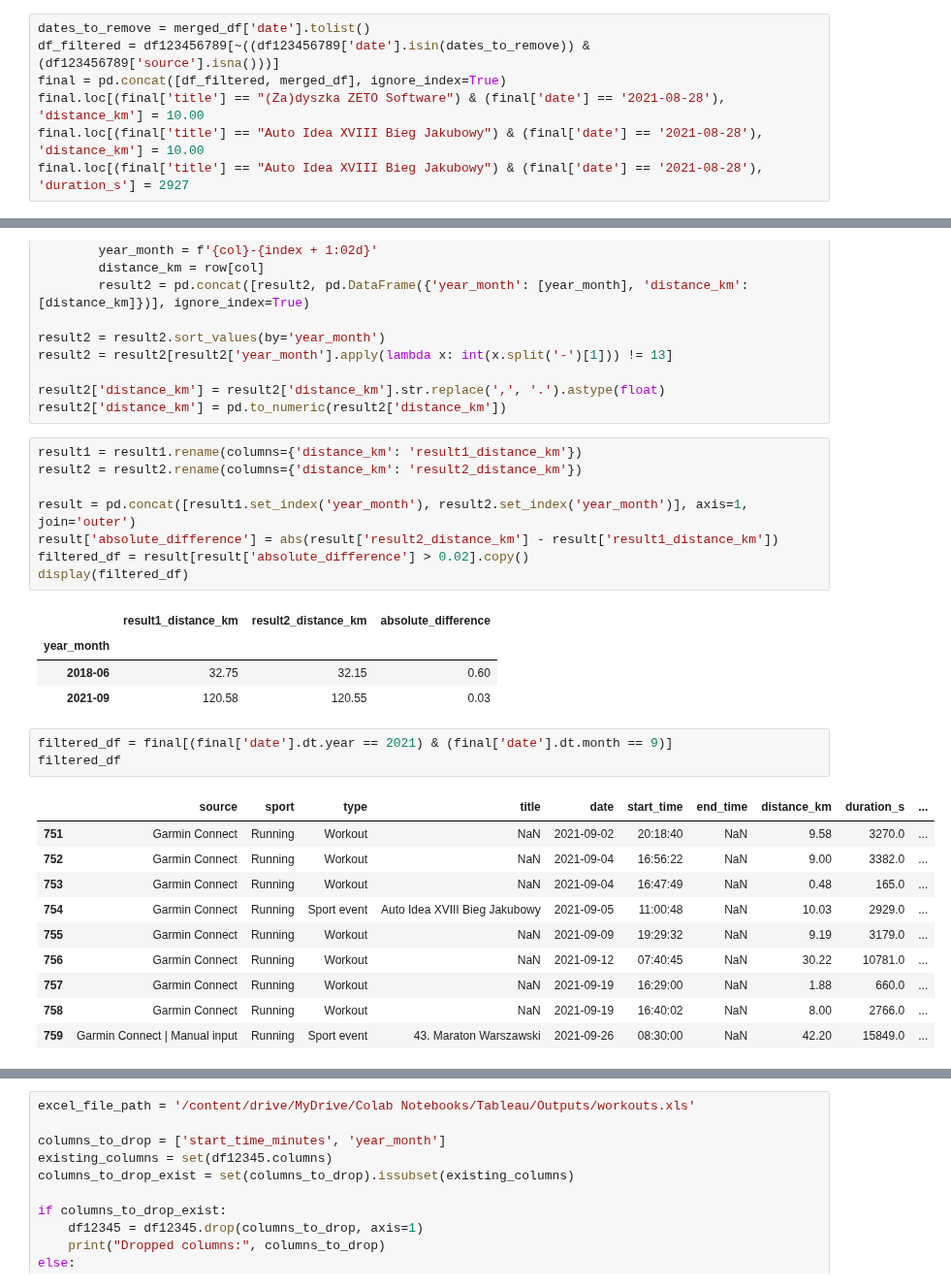
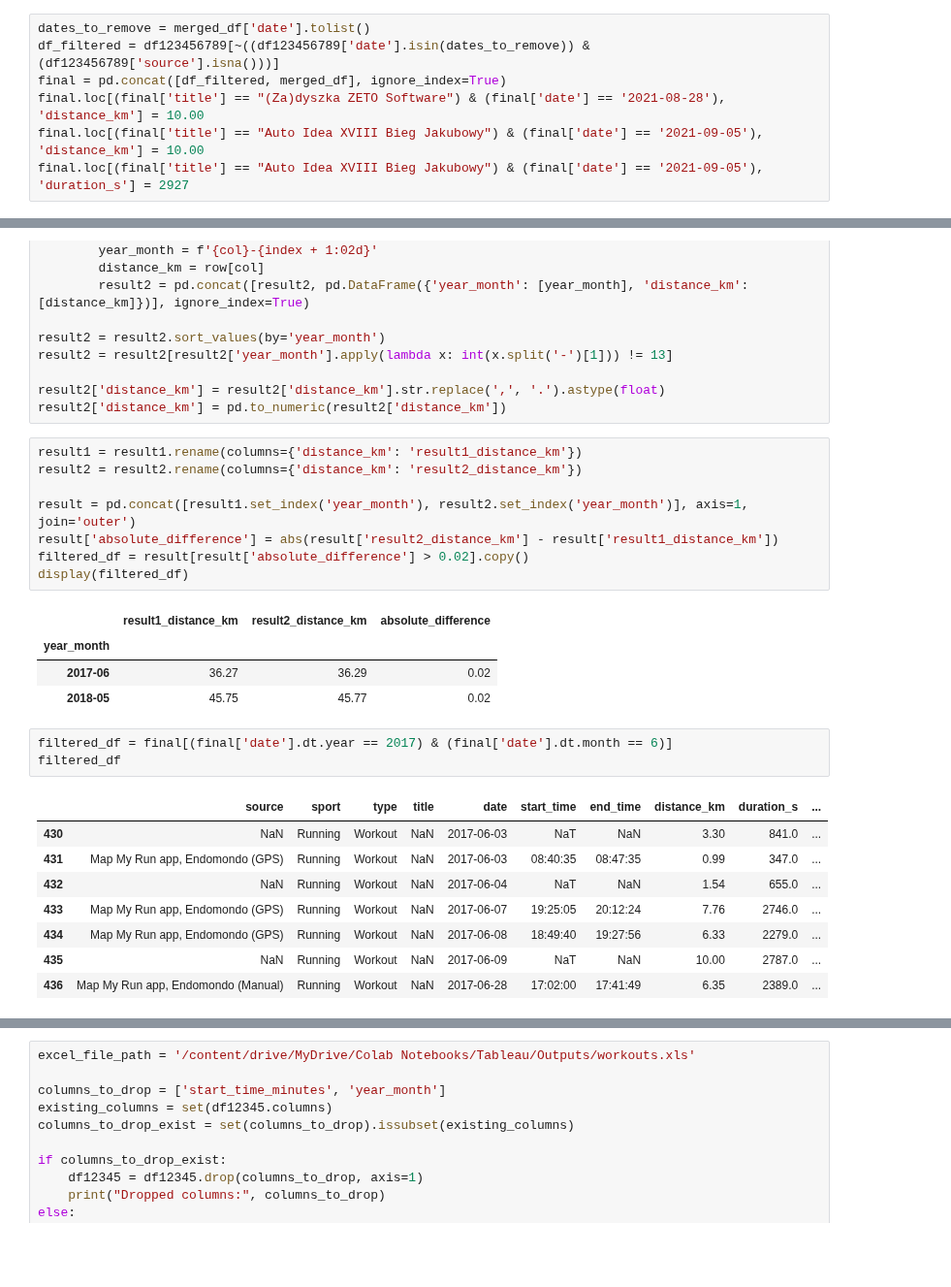
Before and after one commit to slazur83/Tableau, a Jupyter notebook: Workouts.ipynb, the cells around one changed output, grey strips where cells are left out. Shown at 97% size. Saved outputs shown, nothing was run; the diff lists cells and outputs as text; blank space fills up the shorter version.

```diff
--- a/Workouts.ipynb
+++ b/Workouts.ipynb
@@ -258,8 +258,8 @@ dates_to_remove = merged_df['date'].tolist()
 df_filtered = df123456789[~((df123456789['date'].isin(dates_to_remove)) & (df123456789['source'].isna()))]
 final = pd.concat([df_filtered, merged_df], ignore_index=True)
 final.loc[(final['title'] == "(Za)dyszka ZETO Software") & (final['date'] == '2021-08-28'), 'distance_km'] = 10.00
-final.loc[(final['title'] == "Auto Idea XVIII Bieg Jakubowy") & (final['date'] == '2021-08-28'), 'distance_km'] = 10.00
-final.loc[(final['title'] == "Auto Idea XVIII Bieg Jakubowy") & (final['date'] == '2021-08-28'), 'duration_s'] = 2927
+final.loc[(final['title'] == "Auto Idea XVIII Bieg Jakubowy") & (final['date'] == '2021-09-05'), 'distance_km'] = 10.00
+final.loc[(final['title'] == "Auto Idea XVIII Bieg Jakubowy") & (final['date'] == '2021-09-05'), 'duration_s'] = 2927
 # %% [markdown]
 **Checks**
 # %%
@@ -332,19 +332,17 @@ display(filtered_df)
 # %% [output]
 |  | result1_distance_km | result2_distance_km | absolute_difference |
 | year_month |  |  |  |
-| 2018-06 | 32.75 | 32.15 | 0.60 |
-| 2021-09 | 120.58 | 120.55 | 0.03 |
+| 2017-06 | 36.27 | 36.29 | 0.02 |
+| 2018-05 | 45.75 | 45.77 | 0.02 |
 # %%
-filtered_df = final[(final['date'].dt.year == 2021) & (final['date'].dt.month == 9)]
+filtered_df = final[(final['date'].dt.year == 2017) & (final['date'].dt.month == 6)]
 filtered_df
 # %% [output]
 |  | source | sport | type | title | date | start_time | end_time | distance_km | duration_s | ... |
-| 751 | Garmin Connect | Running | Workout | NaN | 2021-09-02 | 20:18:40 | NaN | 9.58 | 3270.0 | ... |
-| 752 | Garmin Connect | Running | Workout | NaN | 2021-09-04 | 16:56:22 | NaN | 9.00 | 3382.0 | ... |
-| 753 | Garmin Connect | Running | Workout | NaN | 2021-09-04 | 16:47:49 | NaN | 0.48 | 165.0 | ... |
-| 754 | Garmin Connect | Running | Sport event | Auto Idea XVIII Bieg Jakubowy | 2021-09-05 | 11:00:48 | NaN | 10.03 | 2929.0 | ... |
-| 755 | Garmin Connect | Running | Workout | NaN | 2021-09-09 | 19:29:32 | NaN | 9.19 | 3179.0 | ... |
-| 756 | Garmin Connect | Running | Workout | NaN | 2021-09-12 | 07:40:45 | NaN | 30.22 | 10781.0 | ... |
-| 757 | Garmin Connect | Running | Workout | NaN | 2021-09-19 | 16:29:00 | NaN | 1.88 | 660.0 | ... |
-| 758 | Garmin Connect | Running | Workout | NaN | 2021-09-19 | 16:40:02 | NaN | 8.00 | 2766.0 | ... |
-| 759 | Garmin Connect | Manual input | Running | Sport event | 43. Maraton Warszawski | 2021-09-26 | 08:30:00 | NaN | 42.20 | 15849.0 | ... |
+| 430 | NaN | Running | Workout | NaN | 2017-06-03 | NaT | NaN | 3.30 | 841.0 | ... |
+| 431 | Map My Run app, Endomondo (GPS) | Running | Workout | NaN | 2017-06-03 | 08:40:35 | 08:47:35 | 0.99 | 347.0 | ... |
+| 432 | NaN | Running | Workout | NaN | 2017-06-04 | NaT | NaN | 1.54 | 655.0 | ... |
+| 433 | Map My Run app, Endomondo (GPS) | Running | Workout | NaN | 2017-06-07 | 19:25:05 | 20:12:24 | 7.76 | 2746.0 | ... |
+| 434 | Map My Run app, Endomondo (GPS) | Running | Workout | NaN | 2017-06-08 | 18:49:40 | 19:27:56 | 6.33 | 2279.0 | ... |
+| 435 | NaN | Running | Workout | NaN | 2017-06-09 | NaT | NaN | 10.00 | 2787.0 | ... |
+| 436 | Map My Run app, Endomondo (Manual) | Running | Workout | NaN | 2017-06-28 | 17:02:00 | 17:41:49 | 6.35 | 2389.0 | ... |
```
Also changed, not shown: parts of 10 cells of this notebook.
